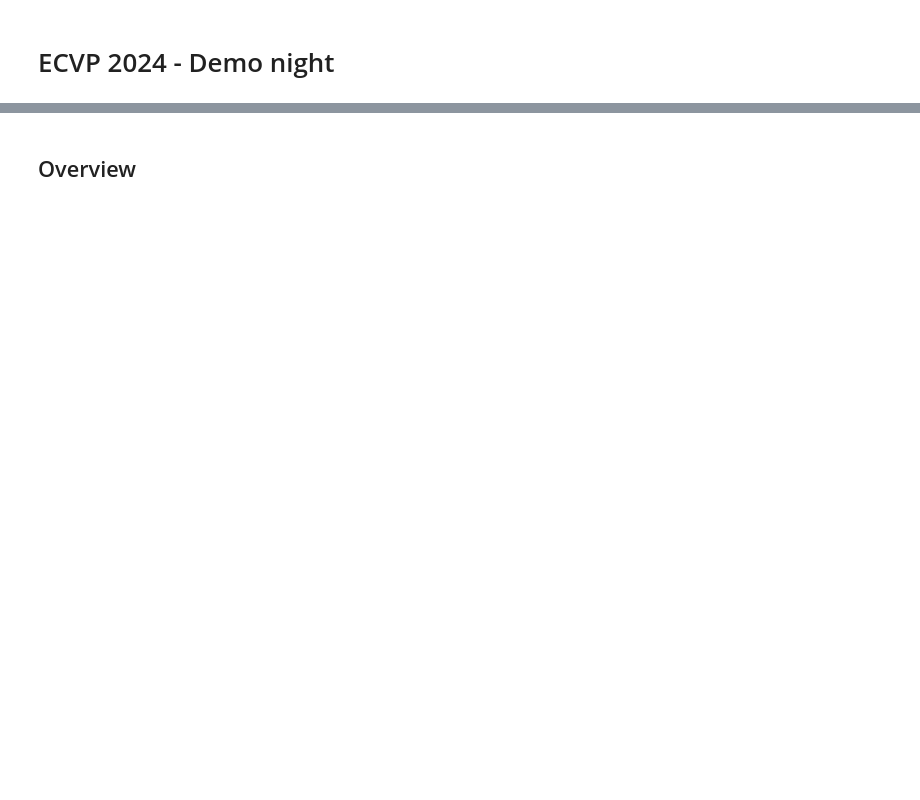
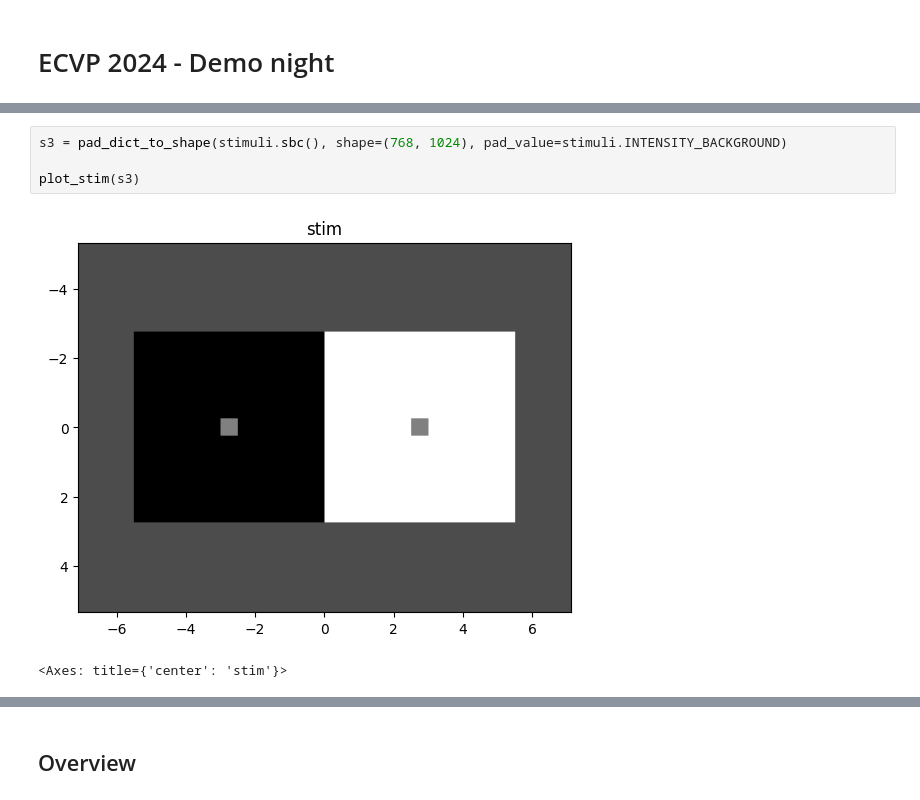
Before and after one commit to computational-psychology/ecvp2024_stimupy_tutorial, a Jupyter notebook: ecvp2024_demo.ipynb, the cells around one changed output, grey strips where cells are left out. Drawn from its saved outputs; the diff is of its cells as text; blank space fills up the shorter version.

```diff
--- a/ecvp2024_demo.ipynb
+++ b/ecvp2024_demo.ipynb
@@ -2,0 +41,7 @@
+# %%
+s3 = pad_dict_to_shape(stimuli.sbc(), shape=(768, 1024), pad_value=stimuli.INTENSITY_BACKGROUND)
+
+plot_stim(s3)
+# %% [output]
+[figure, added]
+<Axes: title={'center': 'stim'}>
```
Also changed, not shown: parts of 26 cells of this notebook, 4 other files.
